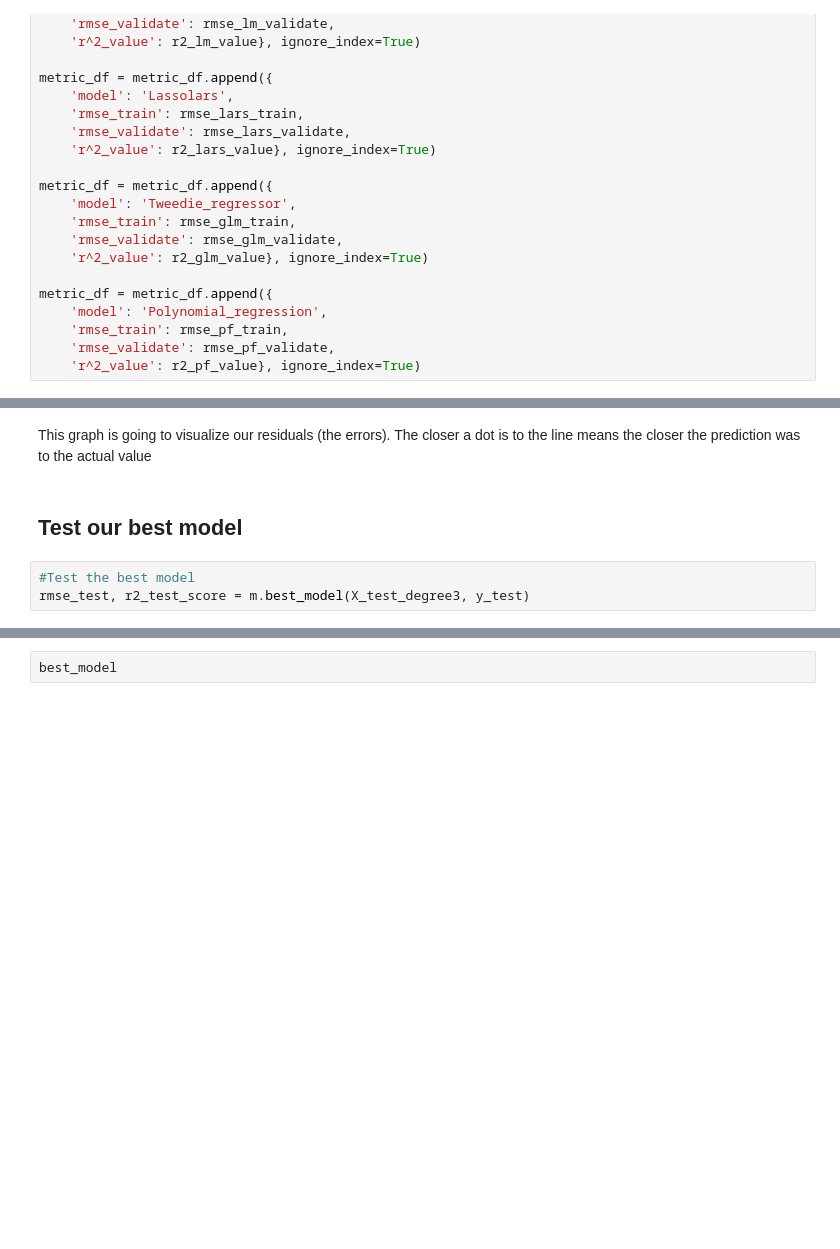
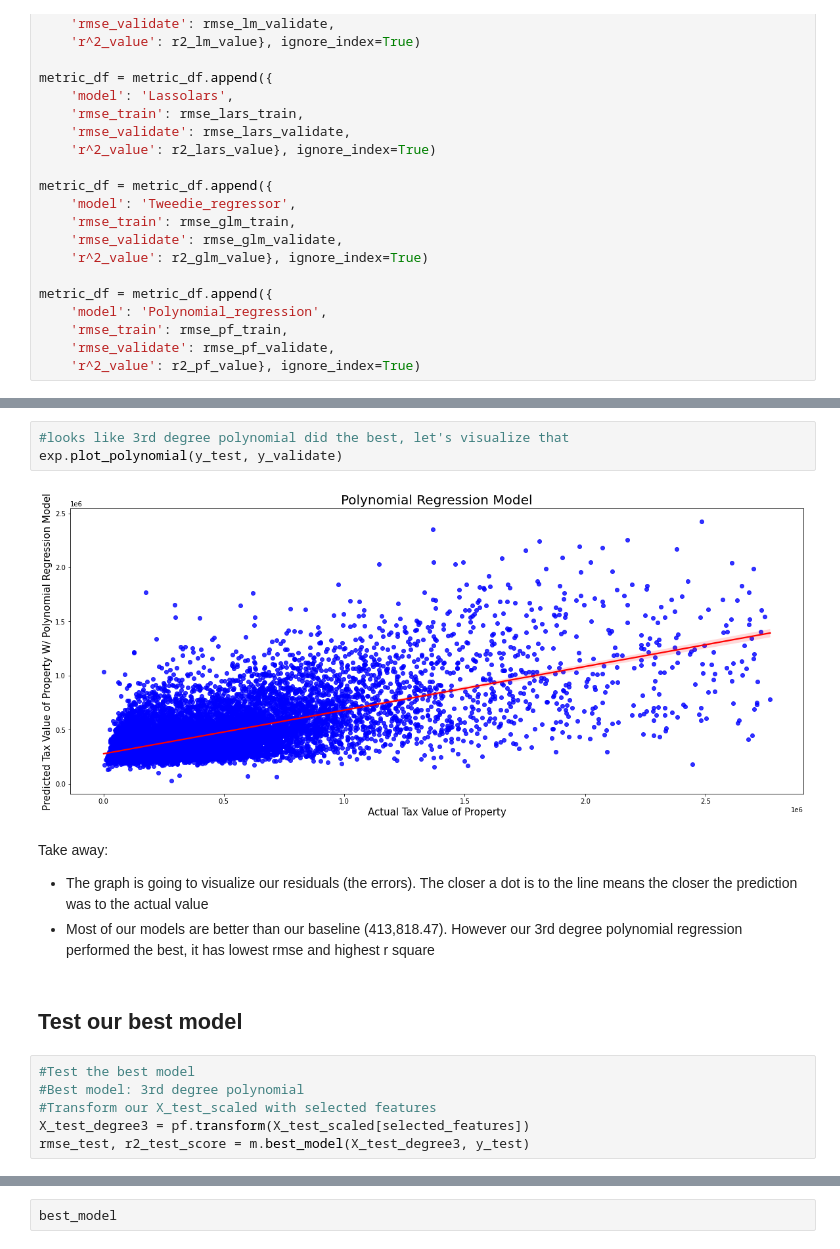
Before and after one commit to Olivert75/regression_project, a Jupyter notebook: final_notebook.ipynb, the cells around one changed output, grey strips where cells are left out. Cells and saved outputs as stored; diff of their text form; blank space fills up the shorter version.

```diff
--- a/final_notebook.ipynb
+++ b/final_notebook.ipynb
@@ -393,8 +469,18 @@ exp.plot_residuals(y_validate)
+# %%
+#looks like 3rd degree polynomial did the best, let's visualize that
+exp.plot_polynomial(y_test, y_validate)
+# %% [output]
+[figure, added]
 # %% [markdown]
-This graph is going to visualize our residuals (the errors). The closer a dot is to the line means the closer the prediction was to the actual value
+Take away:
+- The graph is going to visualize our residuals (the errors). The closer a dot is to the line means the closer the prediction was to the actual value
+- Most of our models are better than our baseline (413,818.47). However our 3rd degree polynomial regression performed the best, it has lowest rmse and highest r square
 # %% [markdown]
 ## Test our best model
 # %%
 #Test the best model
+#Best model: 3rd degree polynomial
+#Transform our X_test_scaled with selected features
+X_test_degree3 = pf.transform(X_test_scaled[selected_features])
 rmse_test, r2_test_score = m.best_model(X_test_degree3, y_test)
 # %%
```
Also changed, not shown: parts of 23 cells of this notebook.
